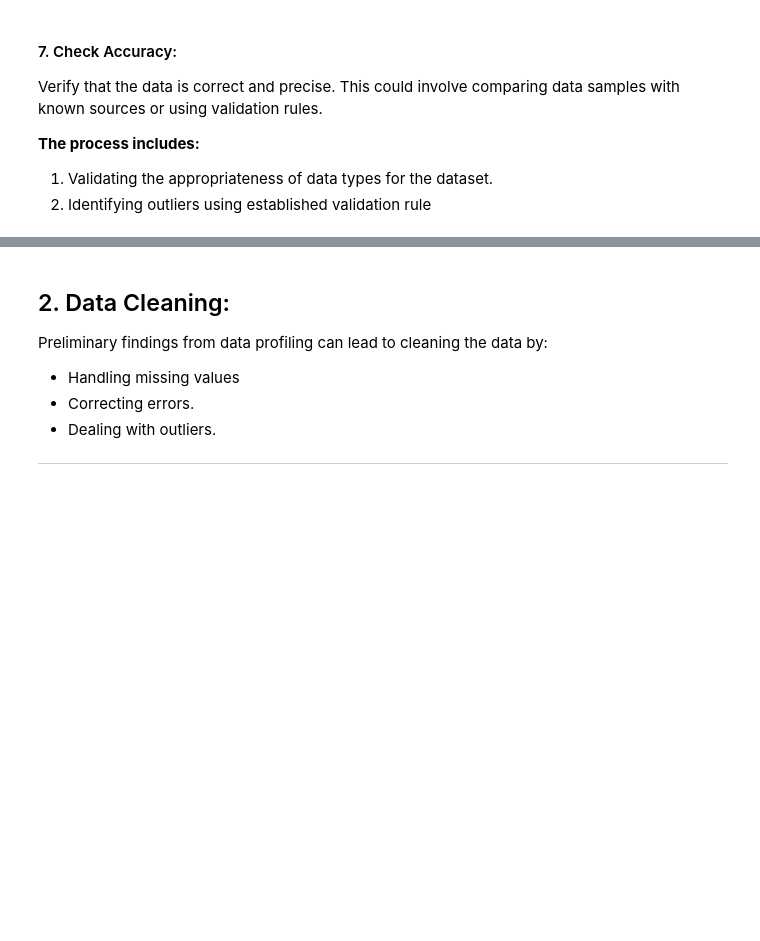
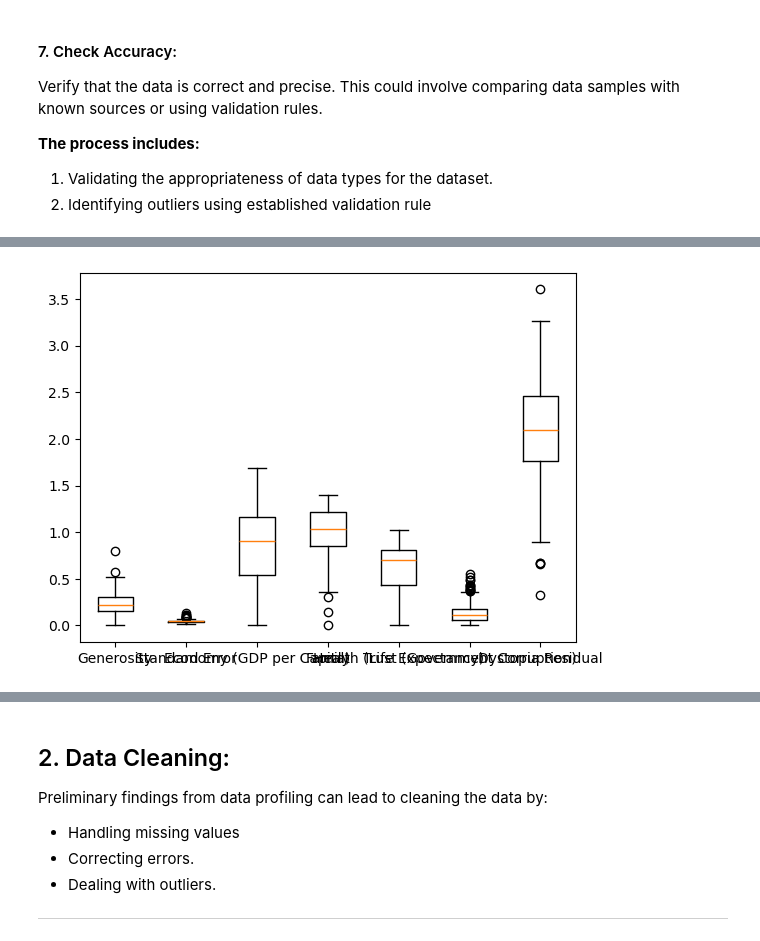
Before and after one commit to MubarakHus/Usecase-2, a Jupyter notebook: EDA explain template-Mubarak.ipynb, the cells around one changed output, grey strips where cells are left out. Cells and saved outputs as stored; diff of their text form; code cells hidden in the pictures; blank space fills up the shorter version.

```diff
--- a/EDA explain template-Mubarak.ipynb
+++ b/EDA explain template-Mubarak.ipynb
@@ -474,0 +509,5 @@ Verify that the data is correct and precise. This could involve comparing data s
+# %%
+plt.boxplot(df_2015[["Generosity", "Standard Error", "Economy (GDP per Capita)", "Family", "Health (Life Expectancy)", "Trust (Government Corruption)", "Dystopia Residual"]], labels= ["Generosity", "Standard Error", "Economy (GDP per Capita)", "Family", "Health (Life Expectancy)", "Trust (Government Corruption)", "Dystopia Residual"])
+plt.show()
+# %% [output]
+[figure, added]
```
Also changed, not shown: parts of 10 cells of this notebook.
